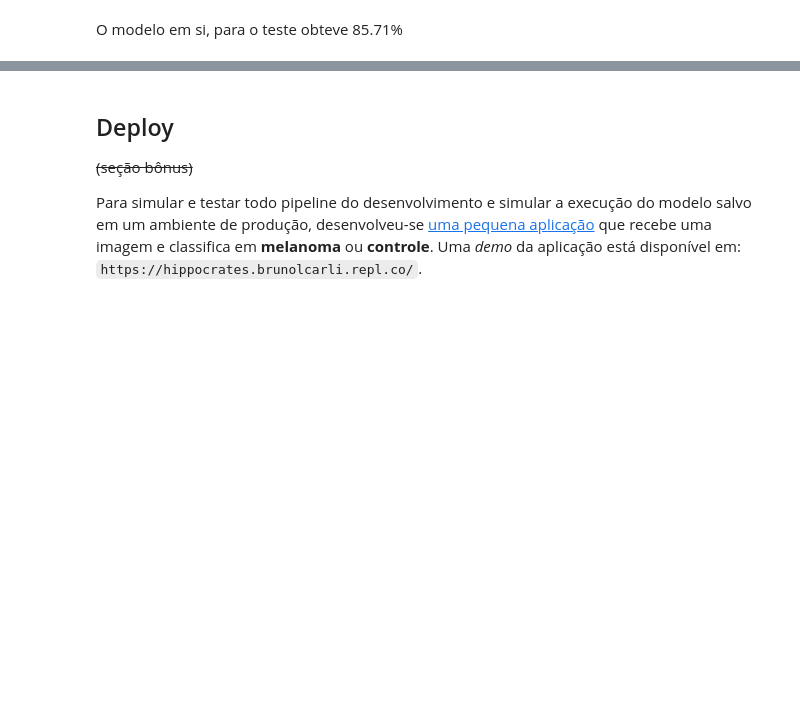
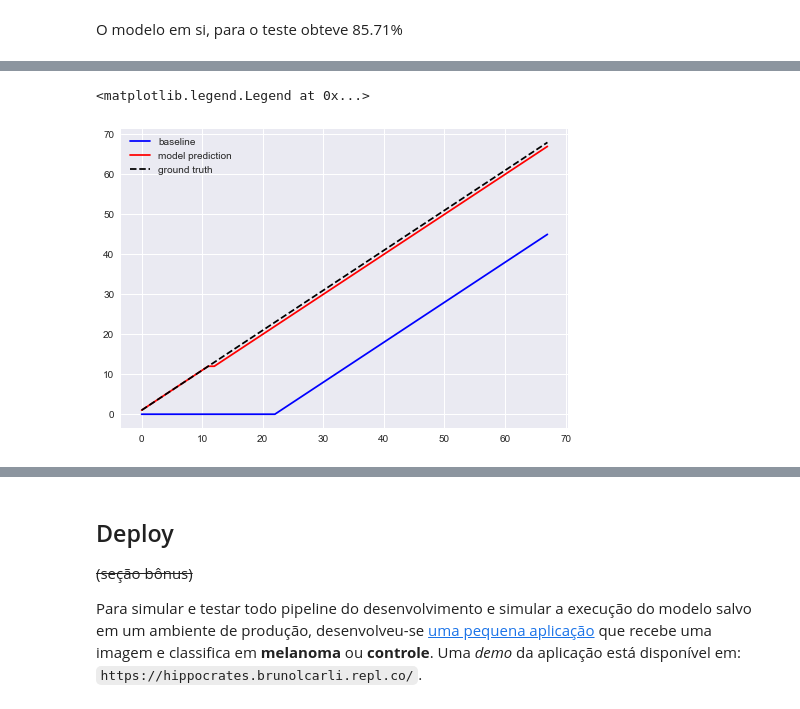
Before and after one commit to brunolcarli/IPythonNotebooks, a Jupyter notebook: IAUFPR/ComputerVision/cv_melanoma_brunolcarliIAUFPR_1.ipynb, the cells around one changed output, grey strips where cells are left out. Drawn from its saved outputs; the diff is of its cells as text; code cells hidden in the pictures; blank space fills up the shorter version.

```diff
--- a/IAUFPR/ComputerVision/cv_melanoma_brunolcarliIAUFPR_1.ipynb
+++ b/IAUFPR/ComputerVision/cv_melanoma_brunolcarliIAUFPR_1.ipynb
@@ -655,0 +661,13 @@ Assim será executado o pipeline de treino dos modelos em cada um os conjuntos o
+# %%
+bsl_tl = get_prediction_timeline(baseline, X, y)
+model_tl = get_prediction_timeline(search_result, X, y)
+
+fig, ax = plt.subplots()
+
+plt.plot(bsl_tl, label='baseline', color='blue')
+plt.plot(model_tl, label='model prediction', color='red')
+plt.plot([i+1 for i, _ in enumerate(y)], label='ground truth', color='black', linestyle='dashed')
+plt.legend()
+# %% [output]
+<matplotlib.legend.Legend at 0x...>
+[figure, added]
```
Also changed, not shown: parts of 51 cells of this notebook.
